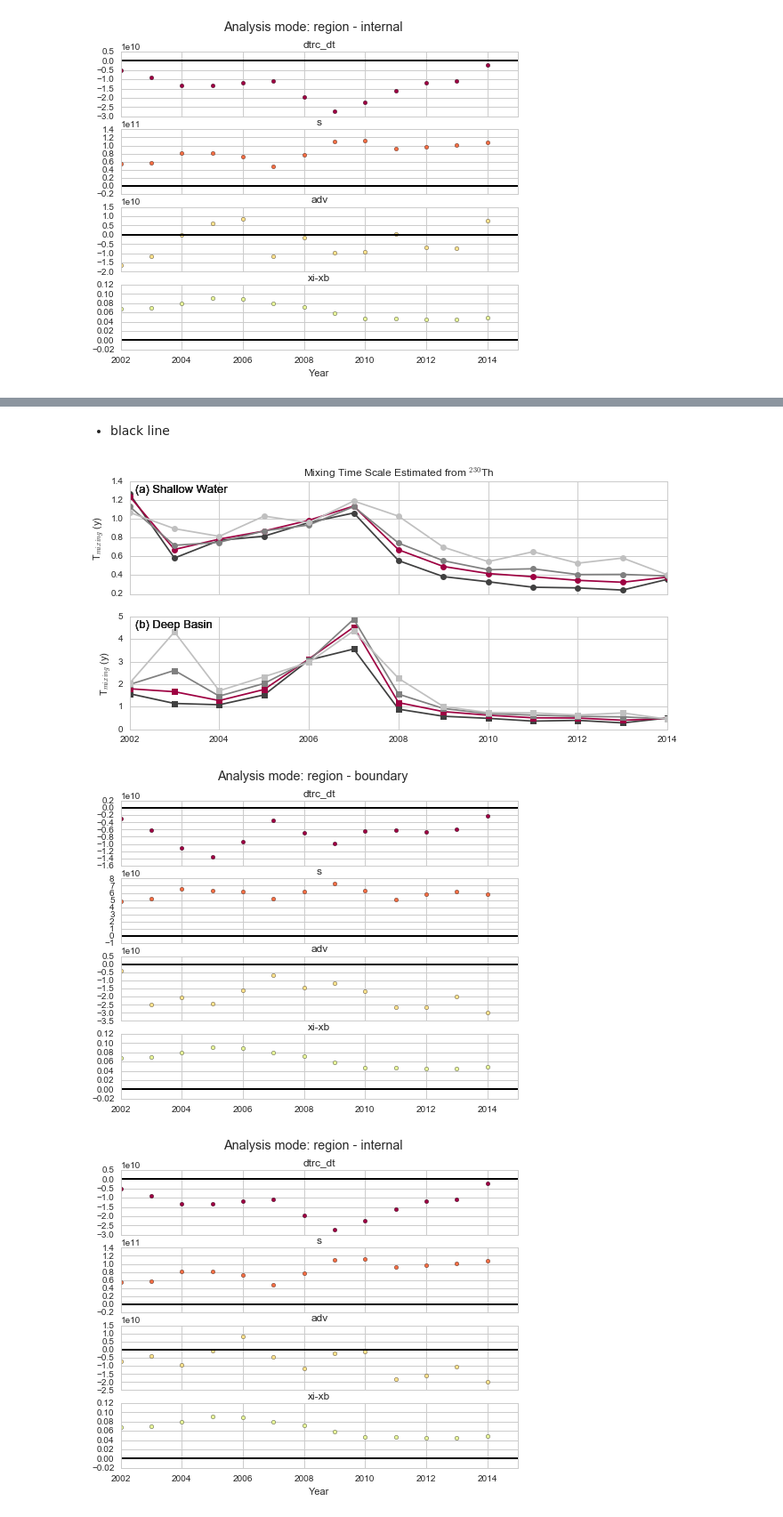
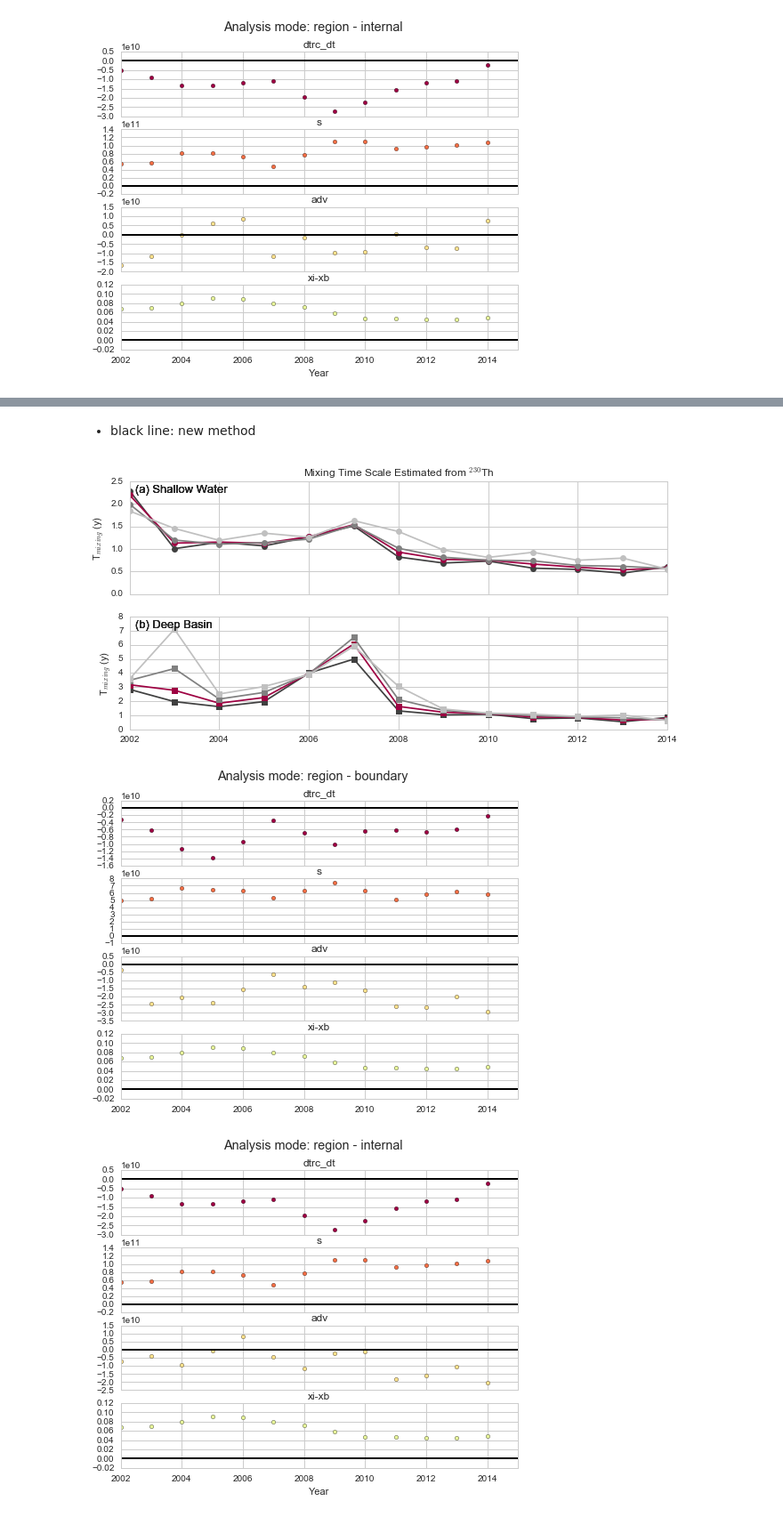
Before and after one commit to UBC-MOAD/analysis-cindy, a Jupyter notebook: proj2_notebooks/estimate mixing time scale.ipynb, the cells around one changed output, grey strips where cells are left out. Shown at 89% size. Saved outputs shown, nothing was run; the diff lists cells and outputs as text; code cells hidden in the pictures.

```diff
--- a/proj2_notebooks/estimate mixing time scale.ipynb
+++ b/proj2_notebooks/estimate mixing time scale.ipynb
@@ -364,13 +368,12 @@ f,axes = plt.subplots(2,1,figsize = (13/1.2,6/1.2),sharex=True)
 
 ax=axes[0]
 tmixing = Tmix4_layers([29,30,31,33],box='boundary',shallow=shallow,deep=deep3,\
-                       a=a_back,b=b_back,paramx0=190,paramy0=230,analysis_mode="on")
+                       a=a_mid,b=b_mid,paramx0=190,paramy0=230,analysis_mode="on")
 for tarray,c in zip ([tmixing['layer1'],tmixing['layer2'],tmixing['layer3'],tmixing['layer4']],\
                            colors):
 
         ax.plot(np.linspace(2002,2014,13),tarray,'-o',c=c)
         ax.set_ylabel('T$_{mixing}$ (y)');
-        #ax.set_ylim([0,3])
         plt.legend(loc=3,bbox_to_anchor=(-0.13,-0.5),ncol=4, frameon=False)
         ax.set_title('Mixing Time Scale Estimated from $^{230}$Th')
         ax.text(0.01,0.9, '%s %s'%('(a)','Shallow Water'), \
@@ -378,7 +381,7 @@ for tarray,c in zip ([tmixing['layer1'],tmixing['layer2'],tmixing['layer3'],tmix
 
 ax=axes[1]
 tmixing_d = Tmix4_layers([29,30,31,32],box='internal',shallow=shallow,deep=deep3,\
-                         a=a_back,b=b_back,paramx0=190,paramy0=230,analysis_mode="on")
+                         a=a_mid,b=b_mid,paramx0=190,paramy0=230,analysis_mode="on")
 for tarray,c,layer in zip ([tmixing_d['layer1'],tmixing_d['layer2'],tmixing_d['layer3'],tmixing_d['layer4']],\
                            colors,[dep[29],round(dep[30]/10)*10,round(dep[31]/10)*10,round(dep[32]/10)*10]):
         ax.plot(np.linspace(2002,2014,13),tarray,'-s',c=c,label='Depth: %s m'%(np.int(layer)))
@@ -386,8 +389,6 @@ for tarray,c,layer in zip ([tmixing_d['layer1'],tmixing_d['layer2'],tmixing_d['l
         plt.legend(loc=3,bbox_to_anchor=(0.1,-0.5),ncol=4, frameon=False)
         ax.text(0.01,0.9, '%s %s'%('(b)','Deep Basin'), \
                     transform=ax.transAxes, ha='left', fontsize=13)
-
-        #ax.set_ylim([0,8])
 # %% [output]
 [figure]
 [figure]
@@ -394,0 +398,30 @@ for tarray,c,layer in zip ([tmixing_d['layer1'],tmixing_d['layer2'],tmixing_d['l
+# %%
+dep = load_depth(ptrc=nc.Dataset(nclist[1]))
+
+colors = cm.gray(np.linspace(0, 1, 5))
+colors = np.array([colors[1],cm.Spectral(np.linspace(0, 1, 7))[0],colors[2],colors[3]])
+f,axes = plt.subplots(2,1,figsize = (13/1.2,6/1.2),sharex=True)
+
+ax=axes[0]
+tmixing = Tmix4_layers([29,30,31,33],box='boundary',shallow=shallow,deep=deep3,\
+                       a=a_mid,b=b_mid,paramx0=190,paramy0=230,analysis_mode="off",mode="old")
+for tarray,c in zip ([tmixing['layer1'],tmixing['layer2'],tmixing['layer3'],tmixing['layer4']],\
+                           colors):
+
+        ax.plot(np.linspace(2002,2014,13),tarray,'-o',c=c)
+        ax.set_ylabel('T$_{mixing}$ (y)');
+        plt.legend(loc=3,bbox_to_anchor=(-0.13,-0.5),ncol=4, frameon=False)
+        ax.set_title('Mixing Time Scale Estimated from $^{230}$Th')
+        ax.text(0.01,0.9, '%s %s'%('(a)','Shallow Water'), \
+                    transform=ax.transAxes, ha='left', fontsize=13)
+
+ax=axes[1]
+tmixing_d = Tmix4_layers([29,30,31,32],box='internal',shallow=shallow,deep=deep3,\
+                         a=a_mid,b=b_mid,paramx0=190,paramy0=230,analysis_mode="off",mode="old")
+for tarray,c,layer in zip ([tmixing_d['layer1'],tmixing_d['layer2'],tmixing_d['layer3'],tmixing_d['layer4']],\
+                           colors,[dep[29],round(dep[30]/10)*10,round(dep[31]/10)*10,round(dep[32]/10)*10]):
+        ax.plot(np.linspace(2002,2014,13),tarray,'-s',c=c,label='Depth: %s m'%(np.int(layer)))
+        plt.xlabel('Year');ax.set_ylabel('T$_{mixing}$ (y)')
+        plt.legend(loc=3,bbox_to_anchor=(0.1,-0.5),ncol=4, frameon=False)
+        ax.text(0.01,0.9, '%s %s'%('(b)','Deep Basin'), \
+                    transform=ax.transAxes, ha='left', fontsize=13)
@@ -395,5 +430,5 @@ for tarray,c,layer in zip ([tmixing_d['layer1'],tmixing_d['layer2'],tmixing_d['l
 # %% [markdown]
-- black line
+- black line: new method
 # %%
 dep = load_depth(ptrc=nc.Dataset(nclist[1]))
 
@@ -401,35 +436,35 @@ colors = cm.gray(np.linspace(0, 1, 5))
 colors = np.array([colors[1],cm.Spectral(np.linspace(0, 1, 7))[0],colors[2],colors[3]])
 f,axes = plt.subplots(2,1,figsize = (13/1.2,6/1.2),sharex=True)
 
 ax=axes[0]
 tmixing = Tmix4_layers([29,30,31,33],box='boundary',shallow=shallow,deep=deep3,\
-                       a=a_back,b=b_back,paramx0=195,paramy0=225,analysis_mode="on")
+                       a=a_front,b=b_front,paramx0=195,paramy0=225,analysis_mode="on")
 for tarray,c in zip ([tmixing['layer1'],tmixing['layer2'],tmixing['layer3'],tmixing['layer4']],\
                            colors):
 
         ax.plot(np.linspace(2002,2014,13),tarray,'-o',c=c)
         ax.set_ylabel('T$_{mixing}$ (y)');
         #ax.set_ylim([0,3])
         plt.legend(loc=3,bbox_to_anchor=(-0.13,-0.5),ncol=4, frameon=False)
         ax.set_title('Mixing Time Scale Estimated from $^{230}$Th')
         ax.text(0.01,0.9, '%s %s'%('(a)','Shallow Water'), \
                     transform=ax.transAxes, ha='left', fontsize=13)
 
 
 
 ax=axes[1]
 tmixing_d = Tmix4_layers([29,30,31,32],box='internal',shallow=shallow,deep=deep3,\
-                         a=a_back,b=b_back,paramx0=195,paramy0=225,analysis_mode="on")
+                         a=a_front,b=b_front,paramx0=195,paramy0=225,analysis_mode="on")
 for tarray,c,layer in zip ([tmixing_d['layer1'],tmixing_d['layer2'],tmixing_d['layer3'],tmixing_d['layer4']],\
                            colors,[dep[29],round(dep[30]/10)*10,round(dep[31]/10)*10,round(dep[32]/10)*10]):
         ax.plot(np.linspace(2002,2014,13),tarray,'-s',c=c,label='Depth: %s m'%(np.int(layer)))
         plt.xlabel('Year');ax.set_ylabel('T$_{mixing}$ (y)')
         plt.legend(loc=3,bbox_to_anchor=(0.1,-0.5),ncol=4, frameon=False)
         ax.text(0.01,0.9, '%s %s'%('(b)','Deep Basin'), \
                     transform=ax.transAxes, ha='left', fontsize=13)
 
         #ax.set_ylim([0,8])
 # %% [output]
-[figure, old version]
+[figure, new version]
 [figure]
 [figure]
```
Also changed, not shown: parts of 8 cells of this notebook, 4 other files.
